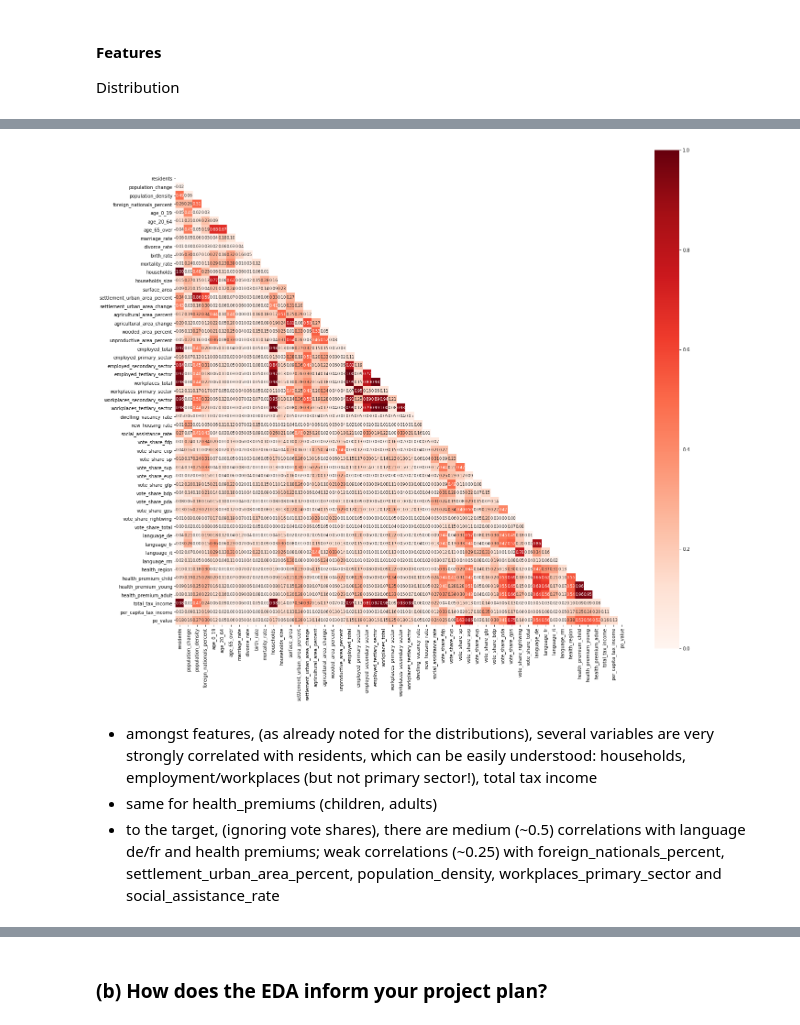
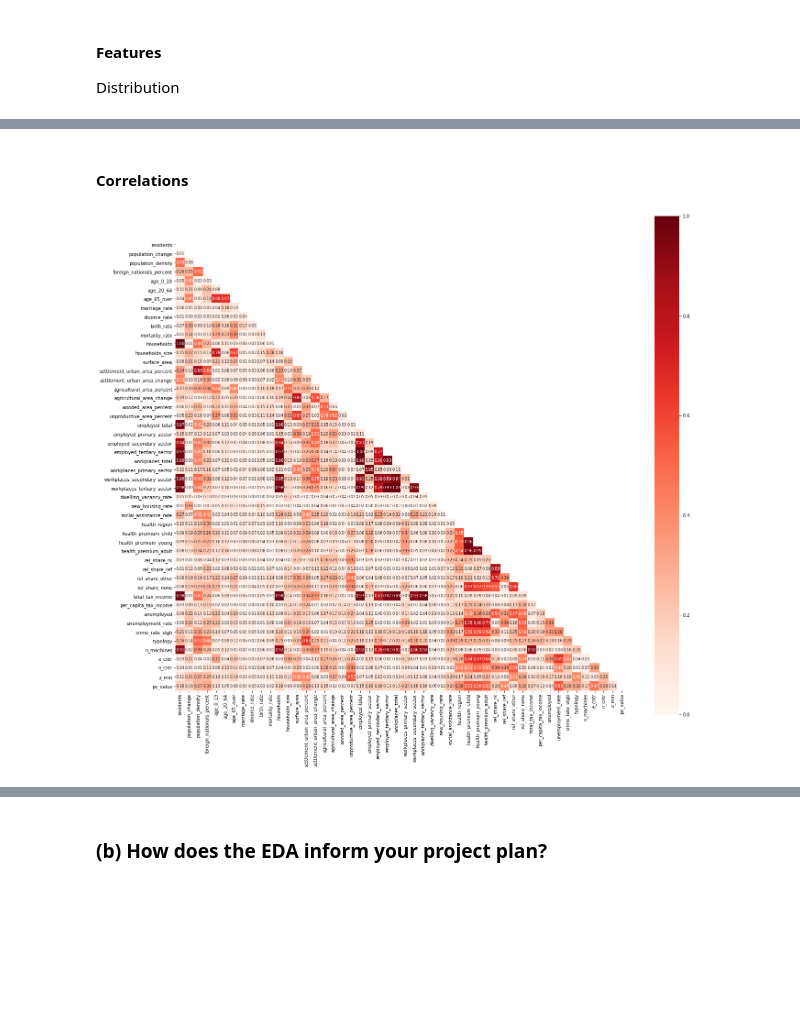
Before and after one commit to jschrein/epfl-exts-adsml-capstone-proposal, a Jupyter notebook: Capstone Project Proposal by Jörg Schreiner.ipynb, the cells around one changed output, grey strips where cells are left out. Cells and saved outputs as stored; diff of their text form; code cells hidden in the pictures; blank space fills up the shorter version.

```diff
--- a/Capstone Project Proposal by Jörg Schreiner.ipynb
+++ b/Capstone Project Proposal by Jörg Schreiner.ipynb
@@ -195,4 +194,6 @@ import numpy as np
 import matplotlib.pyplot as plt
 import seaborn as sns
 import os
-df = pd.read_csv(os.path.join("data", "processed", "regional_portraits4.csv"), index_col="commune_id")
+
+# Read all the data (ingested, merged and cleaned, see Read Data Files notebook)
+df = pd.read_csv(os.path.join("data", "processed", "all_data.csv"), index_col="commune_id")
@@ -261,14 +199,0 @@ df[vote_share_cols].describe().T.sort_values(by="mean", ascending=False)
-# %%
-# Now we calculate the po-value using the left/right values of the parties and their vote shares:
-# same order of parties as in vote_share_cols is important
-party_lr_dict = {"fdp": 1, "cvp": 0, "sp": -1, "svp": 2, "evp": 0, "glp": 0, "bdp": 1, "pda": -2, "gps": -2, "rightwing": 2 }
-party_lr_array = np.array(list(party_lr_dict.values()))
-df["po_value"] = np.dot(df[vote_share_cols].values, party_lr_array) / df["vote_share_total"]
-
-# Bundesrat: 2 sp, 2 fdp, 2 svp, 1 cvp -> (-2 + 2 + 4 + 0) / 7 = 0.57
-# overall Nationalrat vote 2019 (manually calculated with values from top row of excel): 0.28
-
-df["po_value"].fillna(0, inplace=True)
-print("{} very small communes without po-values, reason: 0 votes in data (data privacy)".format((df["po_value"] == 0).sum()))
-print("mean = {:.2f}, std = {:.2f}".format(df["po_value"].mean(), df["po_value"].std()))
-sns.distplot(df["po_value"], kde=False);
@@ -303,14 +255,14 @@ Correlations
+# %% [markdown]
+#### Correlations
 # %%
 plt.figure(figsize = (22,20))
-cols = df.columns.tolist()
+
+cols = [x for x in df.columns if not x.startswith("vote_share")]
 cols.remove("po_value")
-cols.append("po_value")
-corr = np.abs(df[cols].corr())
+cols.append("po_value") # put it at the end
+
+corr = np.abs(df[cols].corr()) # ignore the sign for this plot
 sns.heatmap(corr, annot = True, fmt = '.2f',
             square=True, vmin = 0, vmax = 1, cmap= 'Reds', mask = np.triu(corr), annot_kws = {"fontsize":"small"});
 # %% [output]
-[figure, old version]
+[figure, new version]
-# %% [markdown]
-- amongst features, (as already noted for the distributions), several variables are very strongly correlated with residents, which can be easily understood: households, employment/workplaces (but not primary sector!), total tax income
-- same for health_premiums (children, adults)
-- to the target, (ignoring vote shares), there are medium (~0.5) correlations with language de/fr and health premiums; weak correlations (~0.25) with foreign_nationals_percent, settlement_urban_area_percent, population_density, workplaces_primary_sector and social_assistance_rate
```
Also changed, not shown: parts of 40 cells of this notebook, 1 other file.
